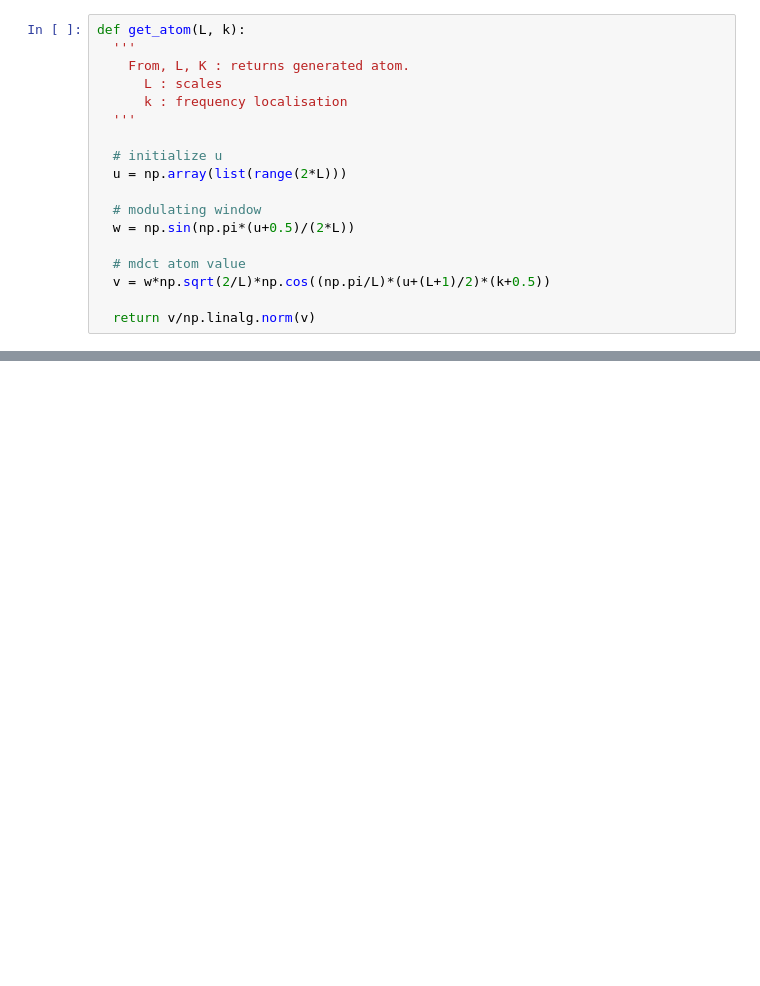
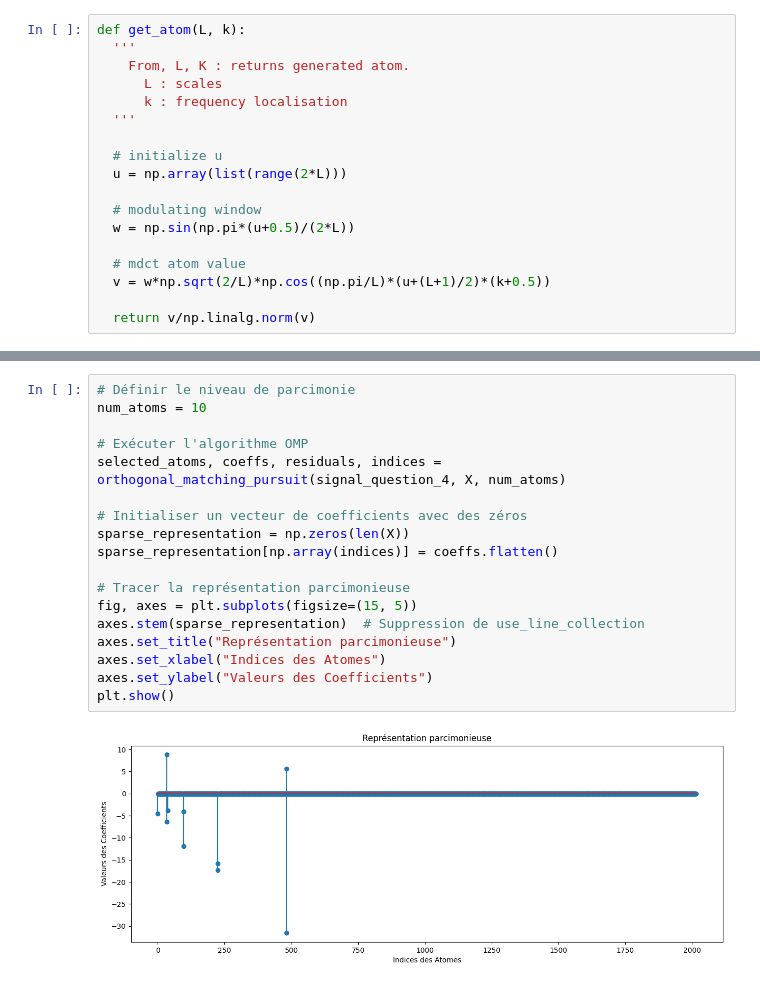
Before and after one commit to NailKhelifa/MVA_Times_Series_ML_Homeworks, a Jupyter notebook: Assignment 2 (ML for TS) - MVA/Assignment 2.ipynb, the cells around one changed output, grey strips where cells are left out. Saved outputs shown, nothing was run; the diff lists cells and outputs as text; blank space fills up the shorter version.

Commit message:
avancements question 4 2

```diff
--- a/Assignment 2 (ML for TS) - MVA/Assignment 2.ipynb
+++ b/Assignment 2 (ML for TS) - MVA/Assignment 2.ipynb
@@ -150,0 +164,20 @@ for ax in axs.flatten():
+# %%
+# Définir le niveau de parcimonie
+num_atoms = 10
+
+# Exécuter l'algorithme OMP
+selected_atoms, coeffs, residuals, indices = orthogonal_matching_pursuit(signal_question_4, X, num_atoms)
+
+# Initialiser un vecteur de coefficients avec des zéros
+sparse_representation = np.zeros(len(X))
+sparse_representation[np.array(indices)] = coeffs.flatten()
+
+# Tracer la représentation parcimonieuse
+fig, axes = plt.subplots(figsize=(15, 5))
+axes.stem(sparse_representation)  # Suppression de use_line_collection
+axes.set_title("Représentation parcimonieuse")
+axes.set_xlabel("Indices des Atomes")
+axes.set_ylabel("Valeurs des Coefficients")
+plt.show()
+# %% [output]
+[figure, added]
```
Also changed, not shown: parts of 6 cells of this notebook, 4 other files.
